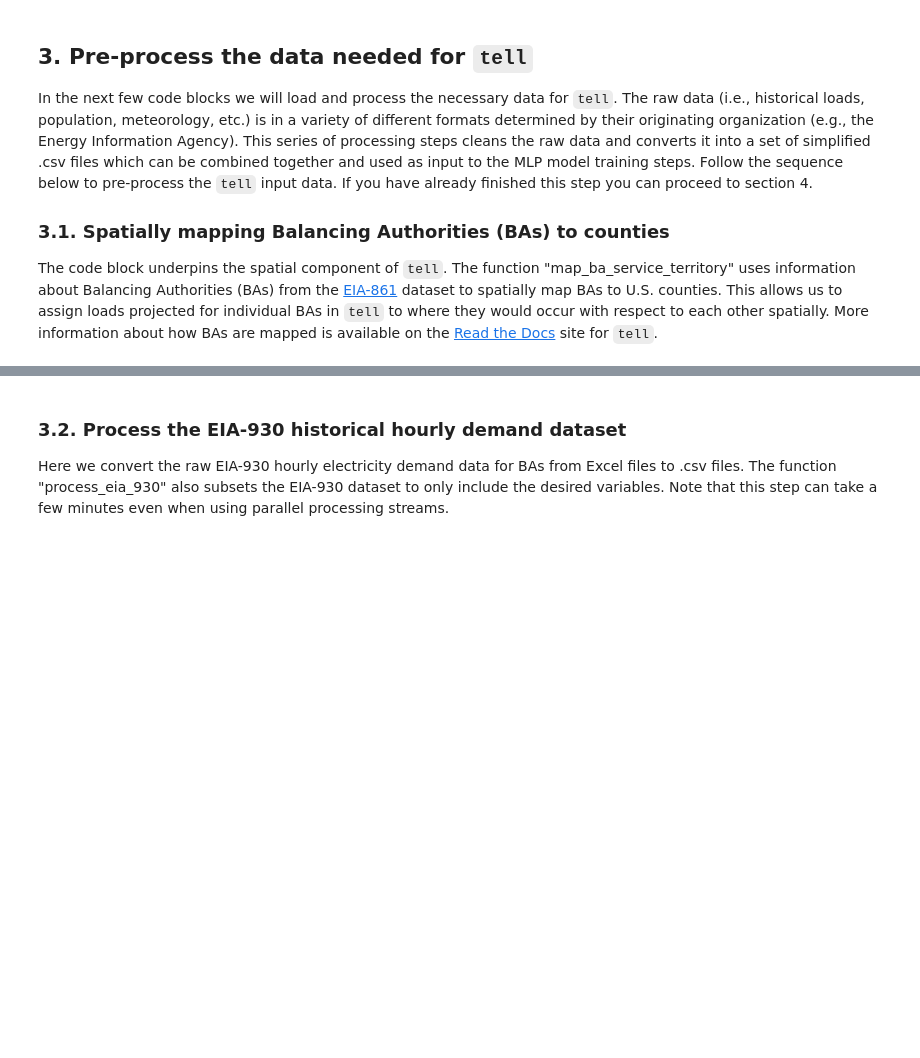
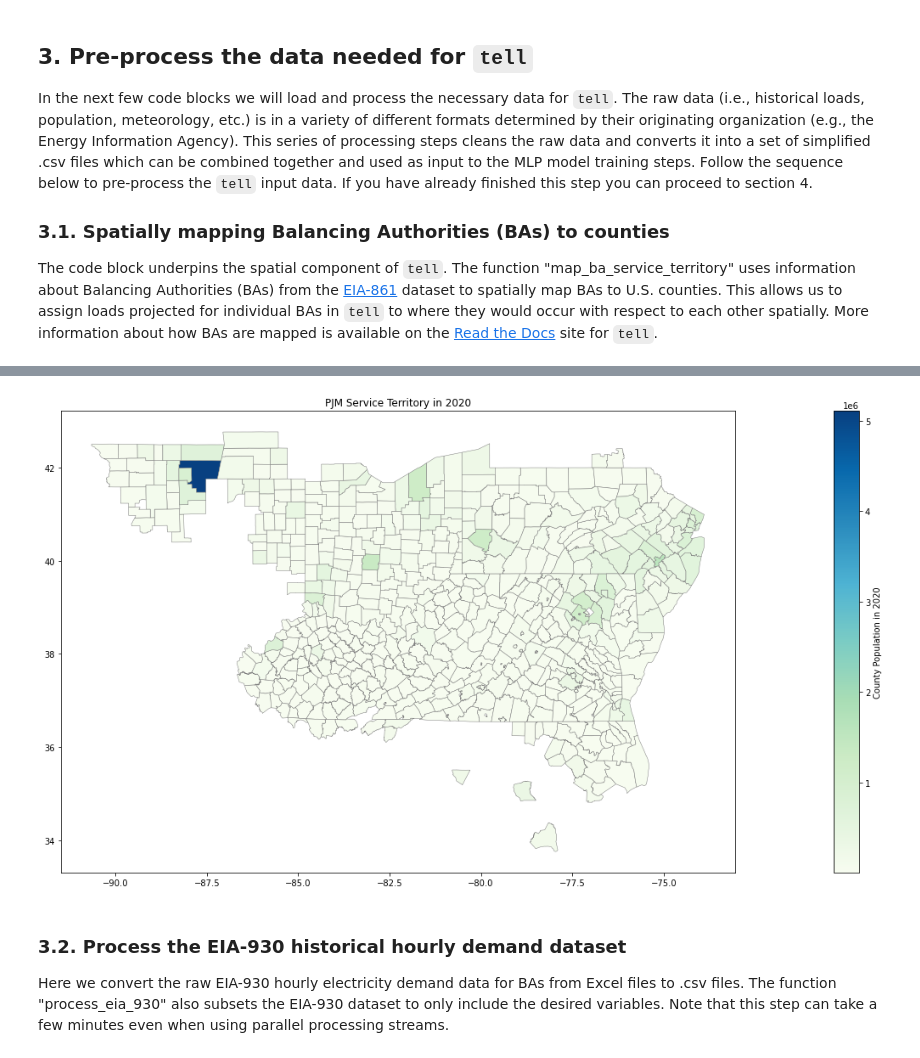
Before and after one commit to IMMM-SFA/tell, a Jupyter notebook: notebooks/tell_quickstarter.ipynb, the cells around one changed output, grey strips where cells are left out. Drawn from its saved outputs; the diff is of its cells as text; code cells hidden in the pictures; blank space fills up the shorter version.

```diff
--- a/notebooks/tell_quickstarter.ipynb
+++ b/notebooks/tell_quickstarter.ipynb
@@ -51,8 +69,10 @@ tell.map_ba_service_territory(start_year = 2015,
 # %%
-# See the output of the mapping step by plotting the service territory for a given BA (e.g., PJM, CISO, ERCO, etc.) in a given year (e.g., 2015-2019):
+# See the output of the mapping step by plotting the service territory for a given BA (e.g., PJM, CISO, ERCO, etc.) in a given year (e.g., 2015-2020):
 tell.plot_ba_service_territory(ba_to_plot = 'PJM',
-                               year_to_plot = '2019',
+                               year_to_plot = '2020',
                                data_input_dir = tell_data_dir)
+# %% [output]
+[figure, added]
 # %% [markdown]
 ### 3.2. Process the EIA-930 historical hourly demand dataset
 
```
Also changed, not shown: parts of 3 cells of this notebook, 3 other files.
